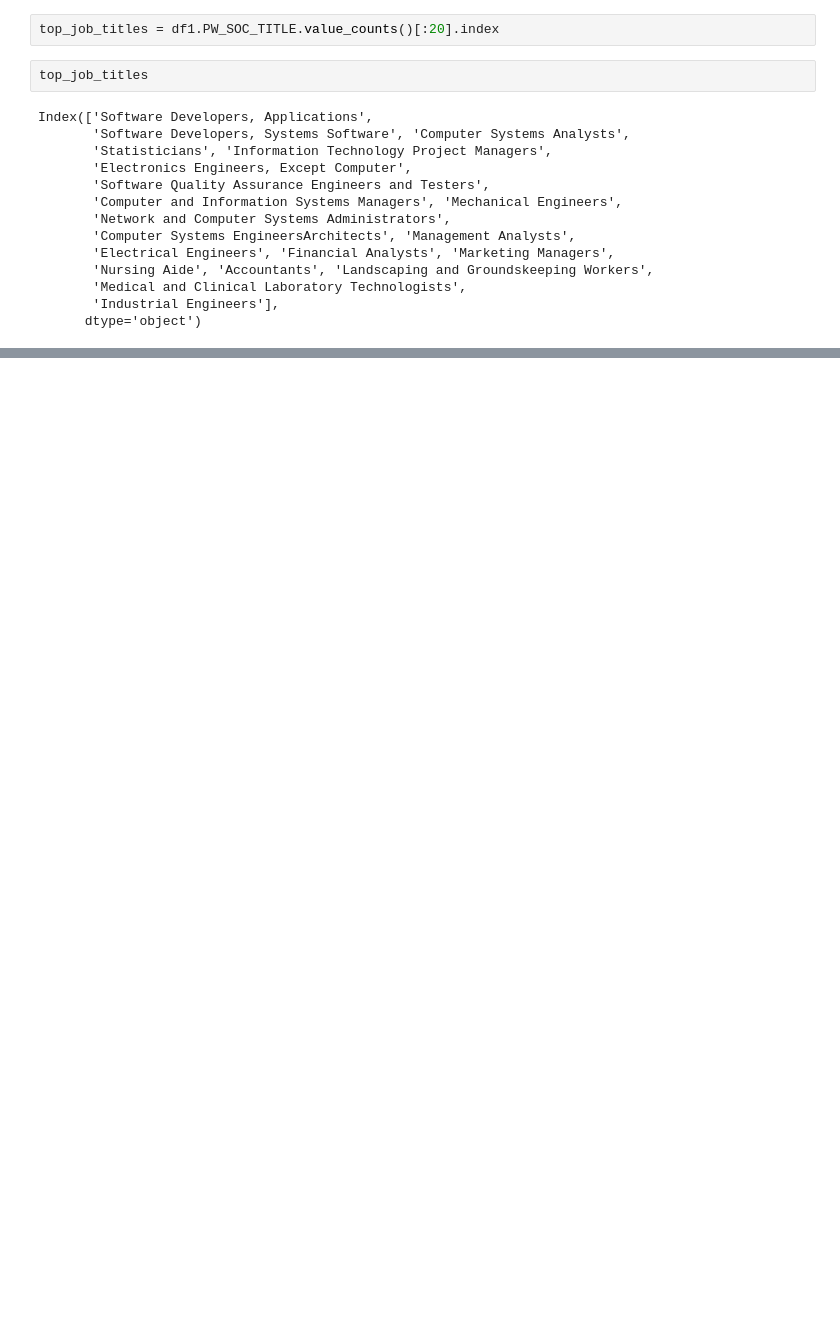
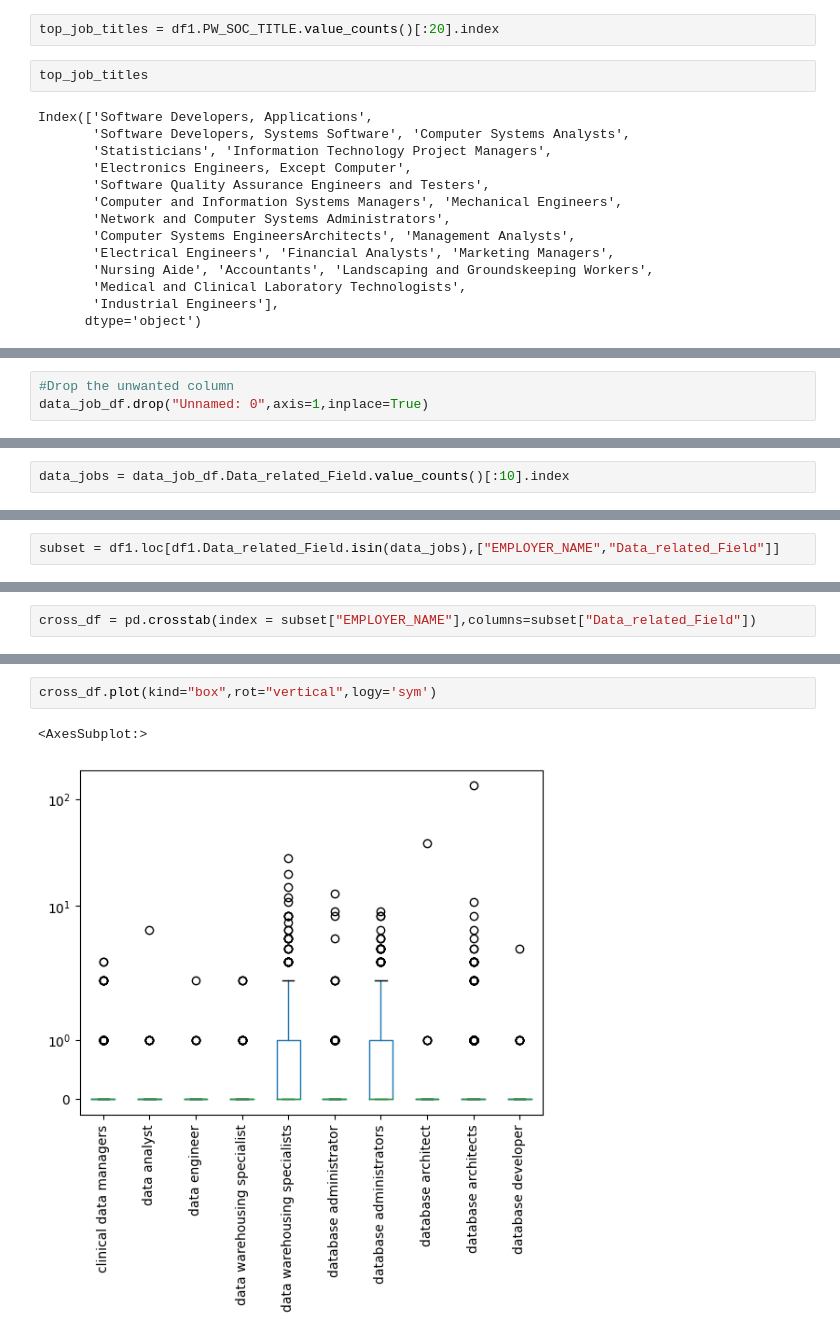
Before and after one commit to cindydao95/Exploration-Data-Analysis-on-US-Immigrants-PERM-Applications-Quarter-4-2022, a Jupyter notebook: src/notebook/perm-data-analytics.ipynb, the cells around one changed output, grey strips where cells are left out. Cells and saved outputs as stored; diff of their text form; blank space fills up the shorter version.

```diff
--- a/src/notebook/perm-data-analytics.ipynb
+++ b/src/notebook/perm-data-analytics.ipynb
@@ -207,0 +191,3 @@ for job in top_job_titles:
+# %%
+#Drop the unwanted column
+data_job_df.drop("Unnamed: 0",axis=1,inplace=True)
@@ -207,0 +213,2 @@ for job in top_job_titles:
+# %%
+data_jobs = data_job_df.Data_related_Field.value_counts()[:10].index
@@ -207,0 +230,2 @@ for job in top_job_titles:
+# %%
+subset = df1.loc[df1.Data_related_Field.isin(data_jobs),["EMPLOYER_NAME","Data_related_Field"]]
@@ -207,0 +248,2 @@ for job in top_job_titles:
+# %%
+cross_df = pd.crosstab(index = subset["EMPLOYER_NAME"],columns=subset["Data_related_Field"])
@@ -207,0 +272,5 @@ for job in top_job_titles:
+# %%
+cross_df.plot(kind="box",rot="vertical",logy='sym')
+# %% [output]
+<AxesSubplot:>
+[figure, added]
```
Also changed, not shown: parts of 34 cells of this notebook.
